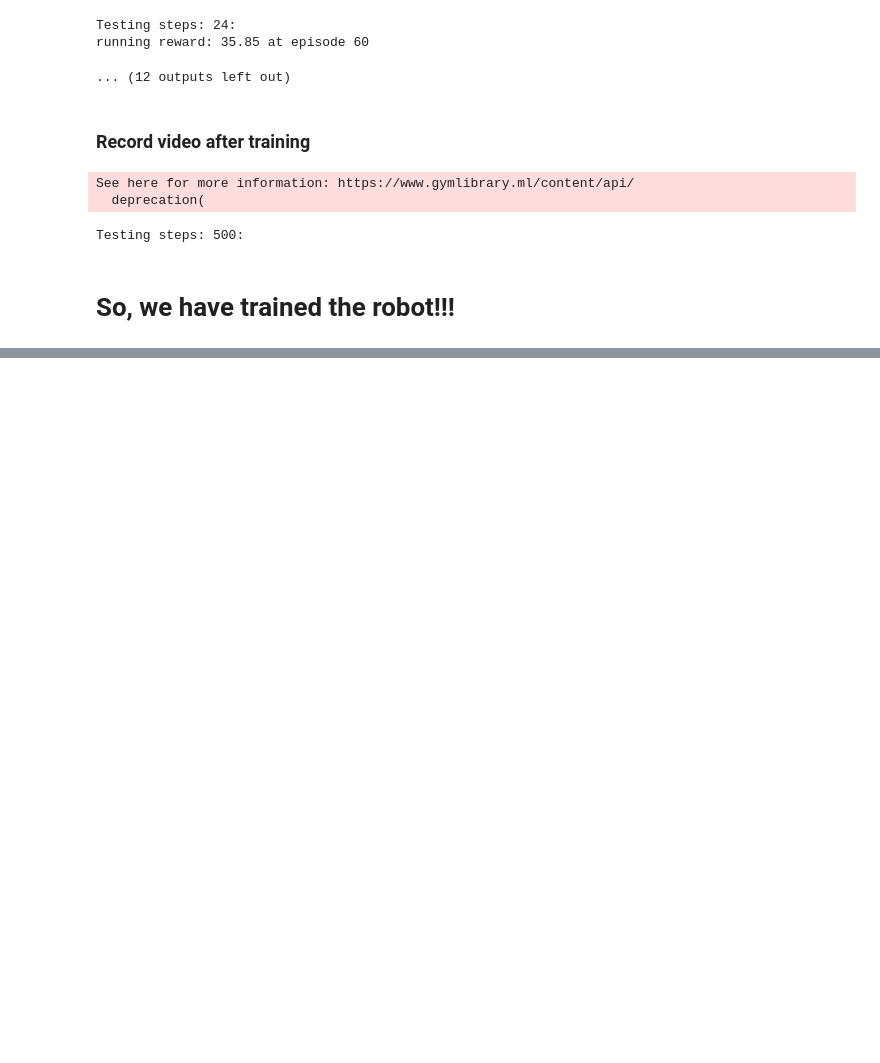
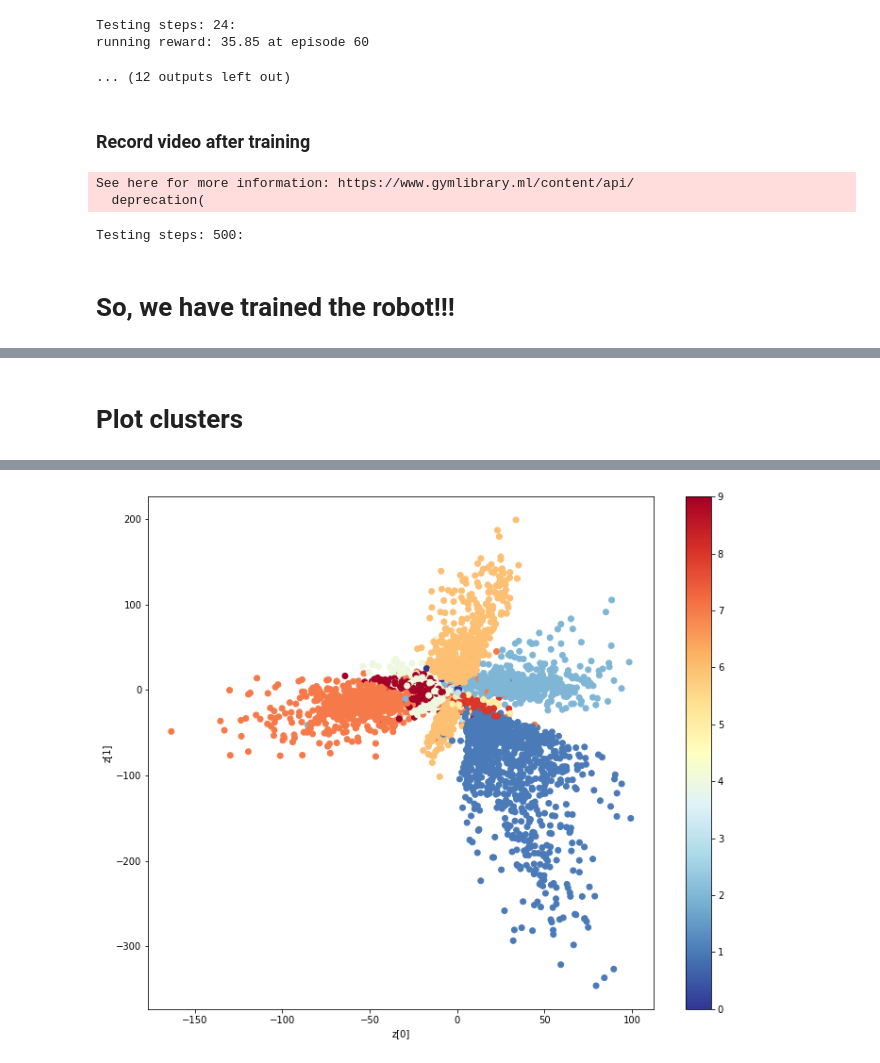
Before and after one commit to marcinwolter/Machine-learning-KISD-2023, a Jupyter notebook: lecture7.ipynb, the cells around one changed output, grey strips where cells are left out. Cells and saved outputs as stored; diff of their text form; code cells hidden in the pictures; blank space fills up the shorter version.

```diff
--- a/lecture7.ipynb
+++ b/lecture7.ipynb
@@ -752,0 +876,21 @@ Testing steps: 500:
+# %% [markdown]
+# Plot clusters
+# %%
+import matplotlib.pyplot as plt
+
+def plot_label_clusters(encoded, data, labels):
+    # display a 2D plot of the digit classes in the latent space
+    z = encoder.predict(data.reshape(len(data),784))
+    print(z.shape)
+    plt.figure(figsize=(12, 10))
+    plt.scatter(z[:, 0], z[:, 1], c=labels, cmap="RdYlBu_r")
+    plt.colorbar()
+    plt.xlabel("z[0]")
+    plt.ylabel("z[1]")
+    plt.show()
+
+
+
+
+plot_label_clusters(encoded, x_test, y_test)
+# %% [output]
@@ -752,0 +899 @@ Testing steps: 500:
+[figure, added]
```
Also changed, not shown: parts of 33 cells of this notebook.
